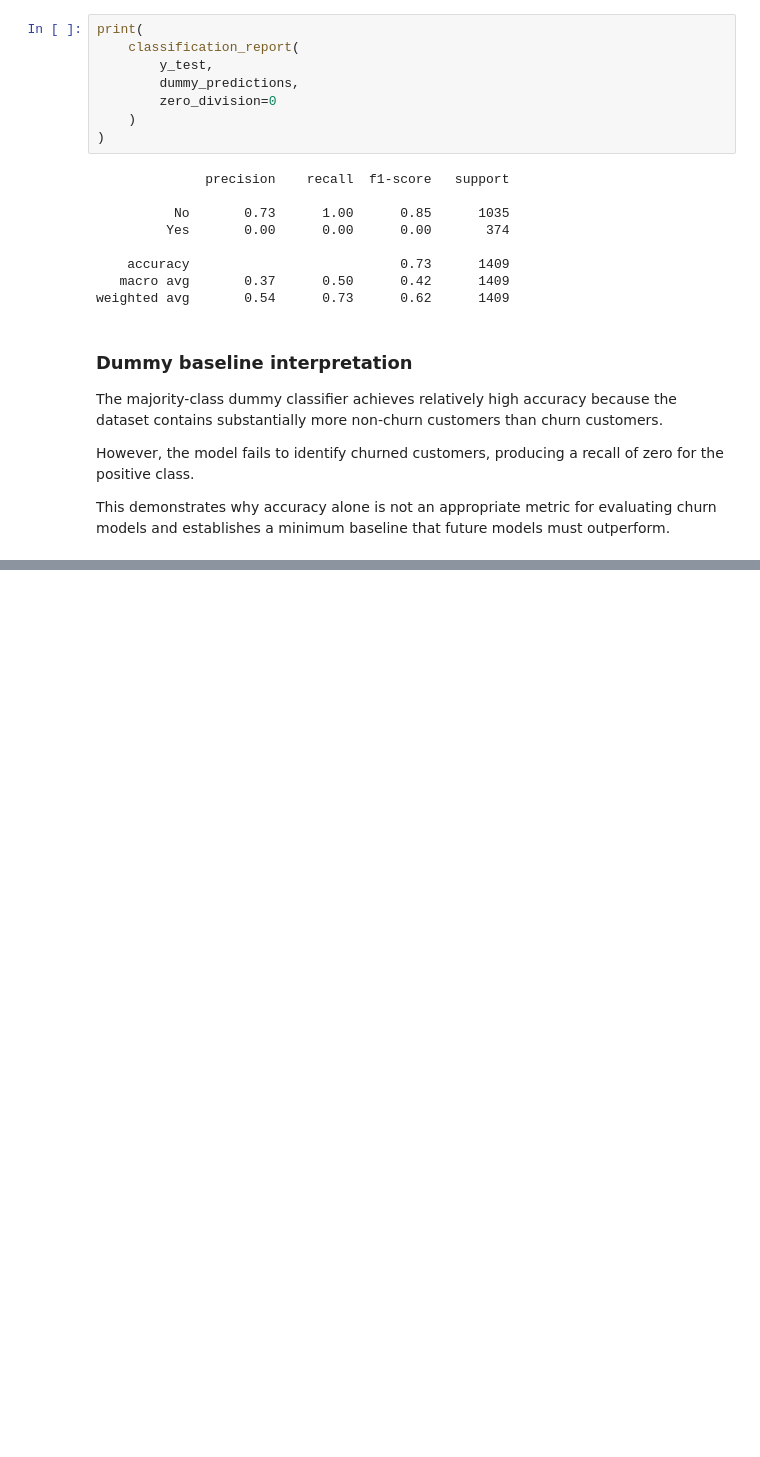
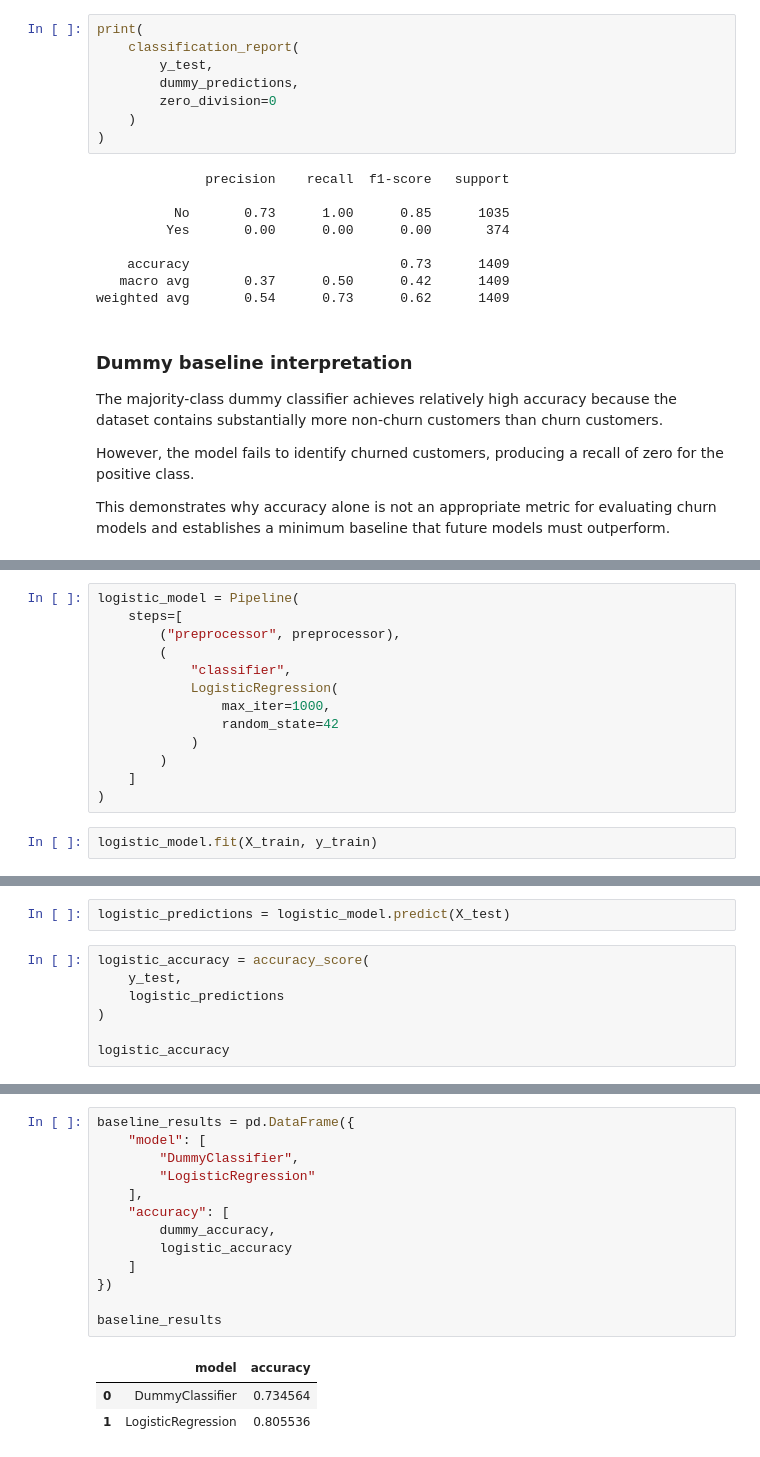
Before and after one commit to Pabloricoc/customer-churn-ml, a Jupyter notebook: notebooks/03_preprocessing_baseline.ipynb, the cells around one changed output, grey strips where cells are left out. Saved outputs shown, nothing was run; the diff lists cells and outputs as text; blank space fills up the shorter version.

Commit message:
feat(model): add logistic regression baseline

```diff
--- a/notebooks/03_preprocessing_baseline.ipynb
+++ b/notebooks/03_preprocessing_baseline.ipynb
@@ -193,0 +202,15 @@ This demonstrates why accuracy alone is not an appropriate metric for evaluating
+# %%
+logistic_model = Pipeline(
+    steps=[
+        ("preprocessor", preprocessor),
+        (
+            "classifier",
+            LogisticRegression(
+                max_iter=1000,
+                random_state=42
+            )
+        )
+    ]
+)
+# %%
+logistic_model.fit(X_train, y_train)
@@ -193,0 +235,9 @@ This demonstrates why accuracy alone is not an appropriate metric for evaluating
+# %%
+logistic_predictions = logistic_model.predict(X_test)
+# %%
+logistic_accuracy = accuracy_score(
+    y_test,
+    logistic_predictions
+)
+
+logistic_accuracy
@@ -193,0 +297,17 @@ This demonstrates why accuracy alone is not an appropriate metric for evaluating
+# %%
+baseline_results = pd.DataFrame({
+    "model": [
+        "DummyClassifier",
+        "LogisticRegression"
+    ],
+    "accuracy": [
+        dummy_accuracy,
+        logistic_accuracy
+    ]
+})
+
+baseline_results
+# %% [output]
+|  | model | accuracy |
+| 0 | DummyClassifier | 0.734564 |
+| 1 | LogisticRegression | 0.805536 |
```
Also changed, not shown: parts of 12 cells of this notebook.
